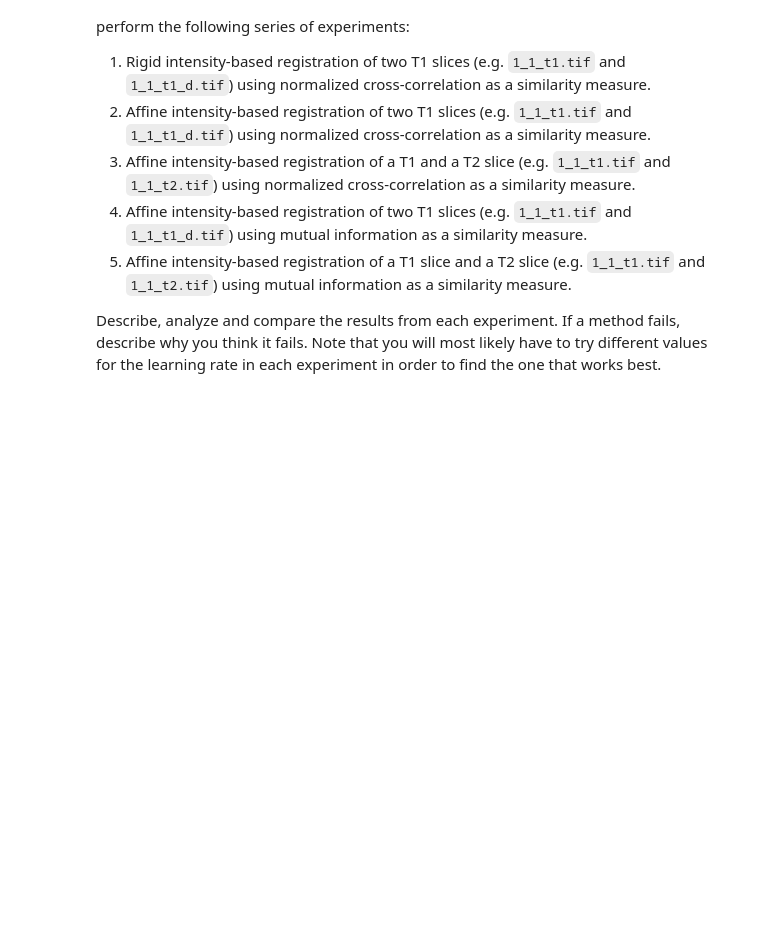
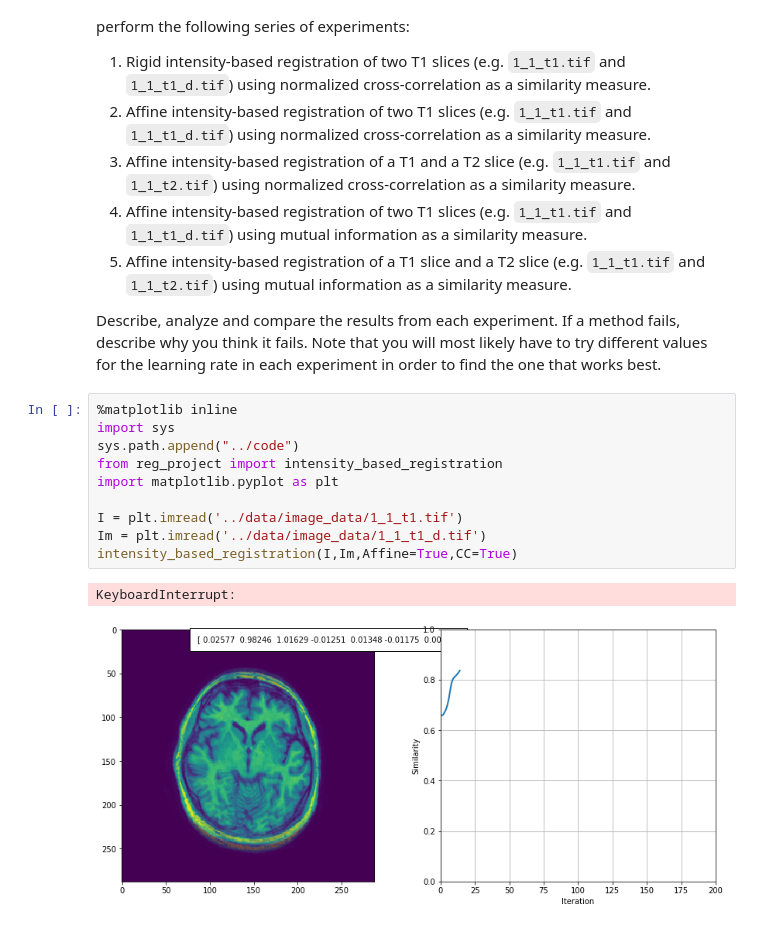
Before and after one commit to GBouwman/8dc00-mia, a Jupyter notebook: notebooks/registration_project.ipynb, the cells around one changed output. Saved outputs shown, nothing was run; the diff lists cells and outputs as text; blank space fills up the shorter version.

Commit message:
Minimal project solution

```diff
--- a/notebooks/registration_project.ipynb
+++ b/notebooks/registration_project.ipynb
@@ -182,3 +182,16 @@ Using the provided dataset and the functions that you have implemented in the ex
 5. Affine intensity-based registration of a T1 slice and a T2 slice (e.g. `1_1_t1.tif` and `1_1_t2.tif`) using mutual information as a similarity measure.
 
 Describe, analyze and compare the results from each experiment. If a method fails, describe why you think it fails. Note that you will most likely have to try different values for the learning rate in each experiment in order to find the one that works best.
+# %%
+%matplotlib inline
+import sys
+sys.path.append("../code")
+from reg_project import intensity_based_registration
+import matplotlib.pyplot as plt
+
+I = plt.imread('../data/image_data/1_1_t1.tif')
+Im = plt.imread('../data/image_data/1_1_t1_d.tif')
+intensity_based_registration(I,Im,Affine=True,CC=True)
+# %% [output]
+KeyboardInterrupt:
+[figure, added]
```
Also changed, not shown: 2 other files.
